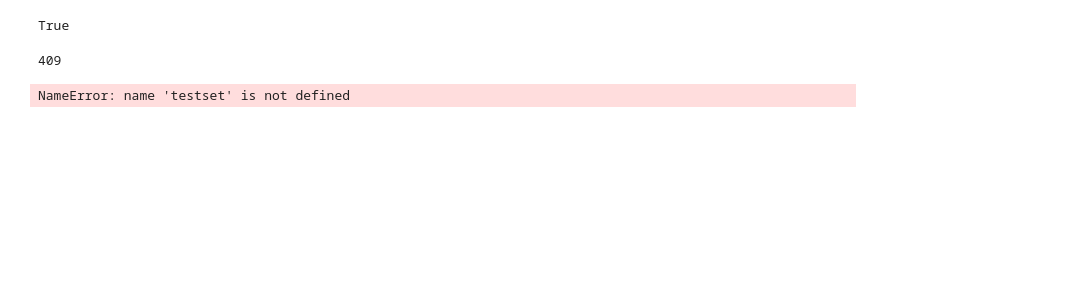
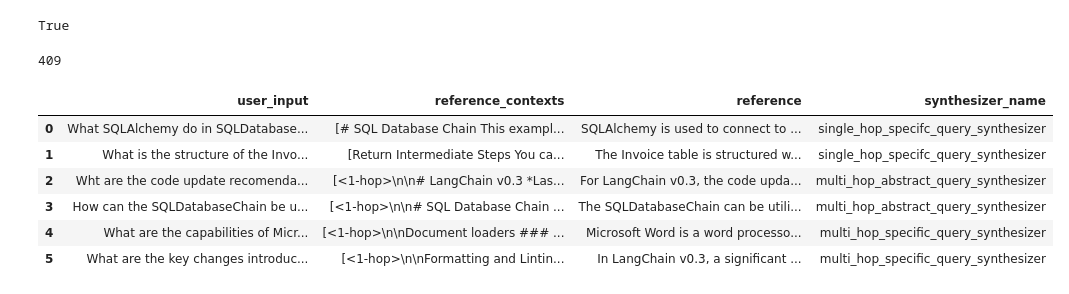
Before and after one commit to shuntagami/learn-rag-ai-agent, a Jupyter notebook: 7章.ipynb, the cells around one changed output. Saved outputs shown, nothing was run; the diff lists cells and outputs as text; code cells hidden in the pictures; blank space fills up the shorter version.

```diff
--- a/7章.ipynb
+++ b/7章.ipynb
@@ -113,4 +34,0 @@ except Exception as e:
-# %%
-print(testset)
-# %% [output]
-NameError: name 'testset' is not defined
@@ -116,0 +92,47 @@ NameError: name 'testset' is not defined
+# %%
+# Pickleからの読み込み（元のオブジェクト構造を保持）
+def load_testset_pickle(filepath):
+    with open(filepath, "rb") as f:
+        return pickle.load(f)
+
+def load_testset_json(filepath):
+    from ragas.testset.synthesizers.testset_schema import Testset, TestsetSample
+    # SingleTurnSampleをインポート（JSONデータの形式から判断してSingleTurnSampleを使用）
+    from ragas.testset.synthesizers.testset_schema import SingleTurnSample
+
+    with open(filepath, "r", encoding="utf-8") as f:
+        testset_json = json.load(f)
+
+    testset_samples = []
+    for test_dict in testset_json:
+        # SingleTurnSampleオブジェクトを作成
+        eval_sample = SingleTurnSample(
+            user_input=test_dict["question"],
+            reference_contexts=test_dict["contexts"],
+            reference=test_dict["ground_truth"]
+        )
+
+        # TestsetSampleオブジェクトを作成
+        test_sample = TestsetSample(
+            eval_sample=eval_sample,
+            synthesizer_name=test_dict.get("synthesizer_name", "unknown")
+        )
+
+        testset_samples.append(test_sample)
+
+    # Testsetオブジェクトを作成して返す
+    return Testset(samples=testset_samples)
+# 使用例
+testset_from_pickle = load_testset_pickle("saved_testsets/testset_20250406_062246.pkl")
+# または
+testset_from_json = load_testset_json("saved_testsets/testset_20250406_062246.json")
+# %%
+testset_from_pickle.to_pandas()
+# %% [output]
+|  | user_input | reference_contexts | reference | synthesizer_name |
+| 0 | What SQLAlchemy do in SQLDatabase... | [# SQL Database Chain This exampl... | SQLAlchemy is used to connect to ... | single_hop_specifc_query_synthesizer |
+| 1 | What is the structure of the Invo... | [Return Intermediate Steps You ca... | The Invoice table is structured w... | single_hop_specifc_query_synthesizer |
+| 2 | Wht are the code update recomenda... | [<1-hop>\n\n# LangChain v0.3 *Las... | For LangChain v0.3, the code upda... | multi_hop_abstract_query_synthesizer |
+| 3 | How can the SQLDatabaseChain be u... | [<1-hop>\n\n# SQL Database Chain ... | The SQLDatabaseChain can be utili... | multi_hop_abstract_query_synthesizer |
+| 4 | What are the capabilities of Micr... | [<1-hop>\n\nDocument loaders ### ... | Microsoft Word is a word processo... | multi_hop_specific_query_synthesizer |
+| 5 | What are the key changes introduc... | [<1-hop>\n\nFormatting and Lintin... | In LangChain v0.3, a significant ... | multi_hop_specific_query_synthesizer |
```
Also changed, not shown: parts of 10 cells of this notebook, 2 other files.
